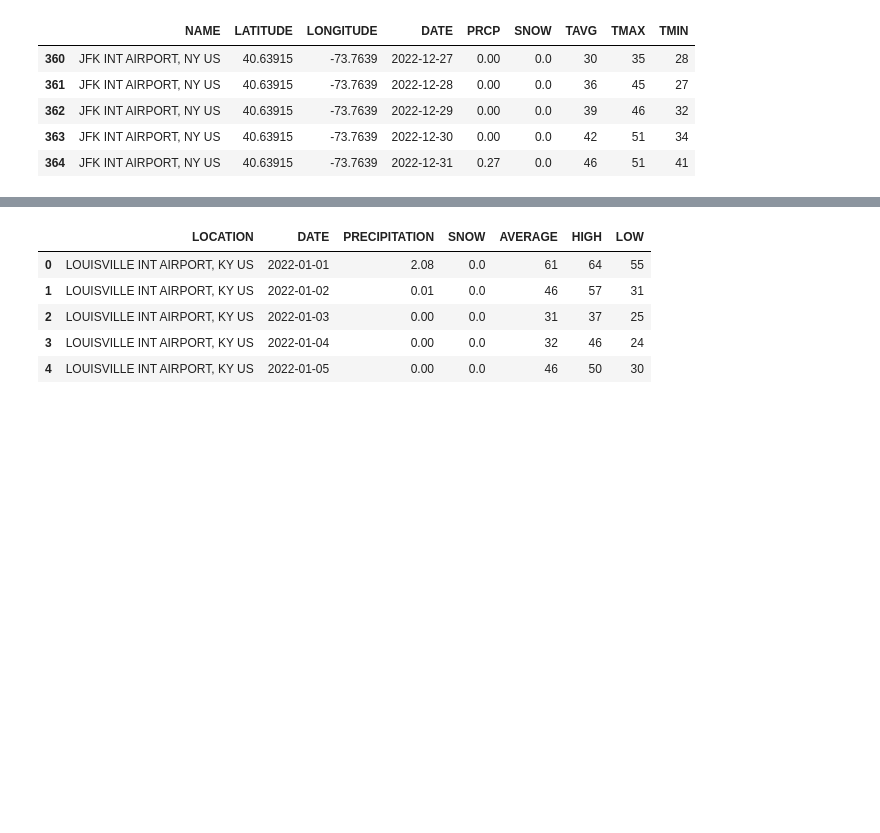
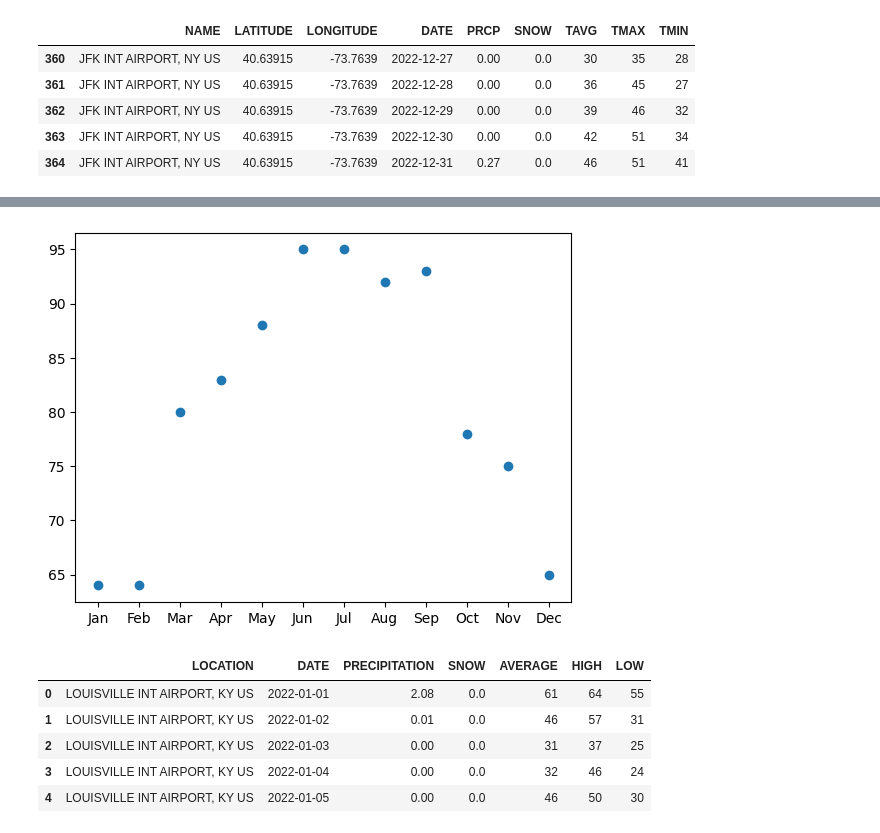
Before and after one commit to BerisDizdar/City_Weather_Comparison, a Jupyter notebook: City_Weather_Comparison.ipynb, the cells around one changed output, grey strips where cells are left out. Saved outputs shown, nothing was run; the diff lists cells and outputs as text; code cells hidden in the pictures; blank space fills up the shorter version.

```diff
--- a/City_Weather_Comparison.ipynb
+++ b/City_Weather_Comparison.ipynb
@@ -109,3 +142,12 @@ df1_Cin_NKY_W.head()
+# %%
+months = ['Jan', 'Feb', 'Mar', 'Apr', 'May', 'Jun', 'Jul', 'Aug', 'Sep', 'Oct', 'Nov', 'Dec']
+high_temps = [64, 64, 80, 83, 88, 95, 95, 92, 93, 78, 75, 65]
+#low_temps = [3, 12, 15, 29, 43, 53, 59, 58, 40, 29, 15, -8]
+#low_temps2 = Cin_NKY_monthly_min
+plt.plot(months, Cin_NKY_monthly_max, 'o')
+plt.show()
+# %% [output]
+[figure, added]
 # %%
 # Deleting Columns for the Louisville dataframe
 df2_Louis_W.drop(columns = ['LATITUDE', 'LONGITUDE'], inplace = True)
```
Also changed, not shown: parts of 12 cells of this notebook, 3 other files.
